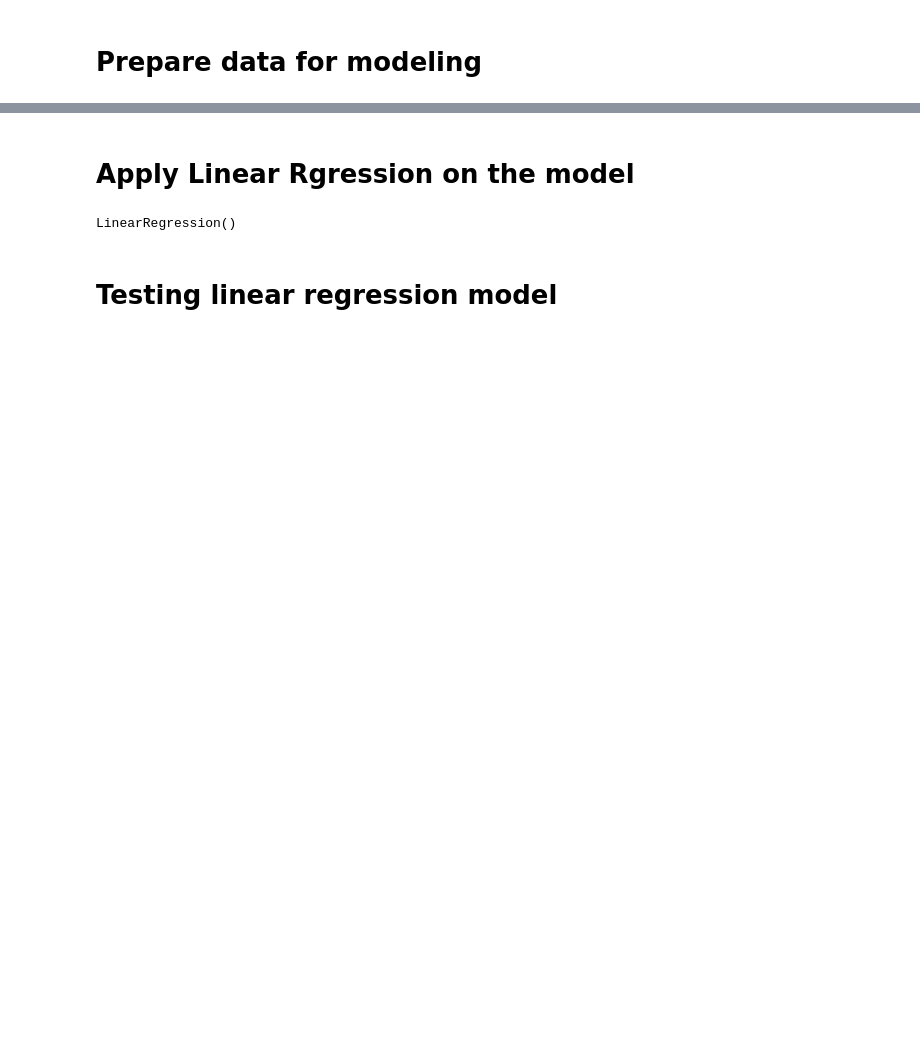
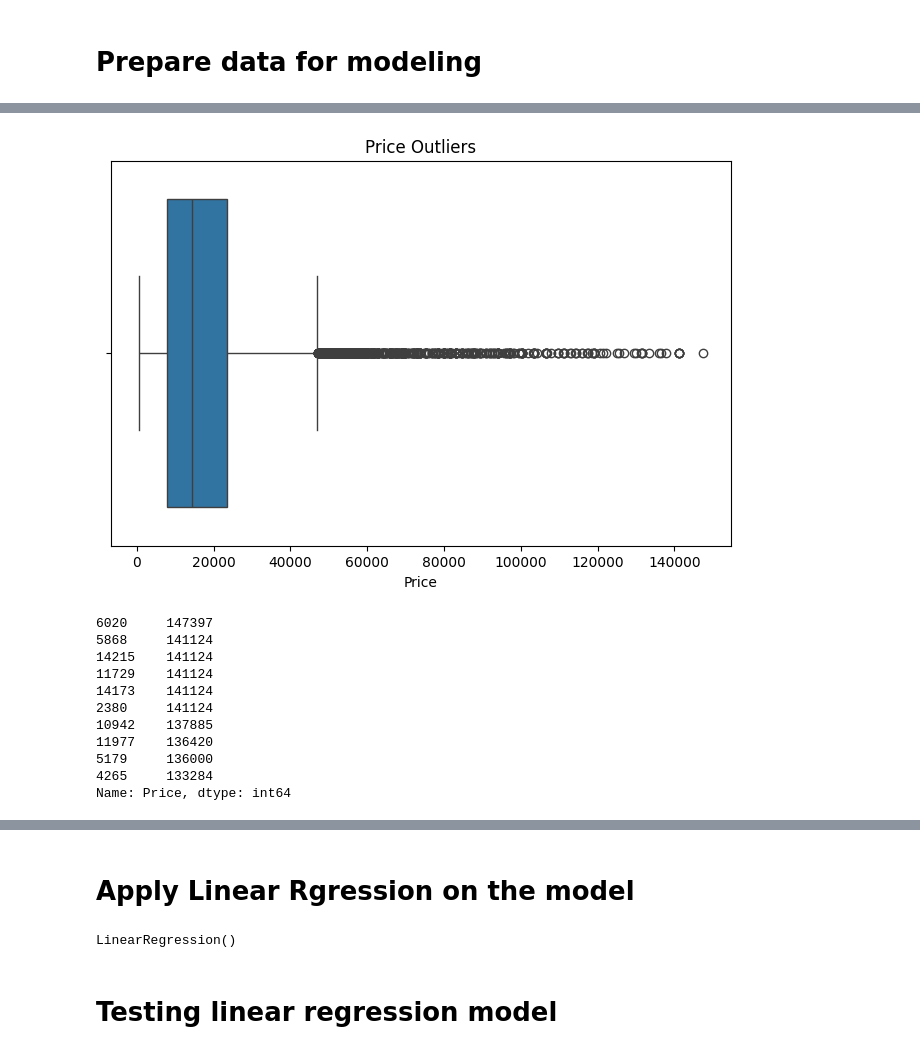
Before and after one commit to waloly29at-oss/Car-Price-Prediction, a Jupyter notebook: src/notebooks/EDA.ipynb, the cells around one changed output, grey strips where cells are left out. Saved outputs shown, nothing was run; the diff lists cells and outputs as text; code cells hidden in the pictures; blank space fills up the shorter version.

```diff
--- a/src/notebooks/EDA.ipynb
+++ b/src/notebooks/EDA.ipynb
@@ -412,0 +462,22 @@ df
+# %%
+plt.figure(figsize=(8,5))
+
+sns.boxplot(x=df_filtered['Price'])
+
+plt.title("Price Outliers")
+
+plt.show()
+print(df_filtered['Price'].sort_values(ascending=False).head(10))
+# %% [output]
+[figure, added]
+6020     147397
+5868     141124
+14215    141124
+11729    141124
+14173    141124
+2380     141124
+10942    137885
+11977    136420
+5179     136000
+4265     133284
+Name: Price, dtype: int64
```
Also changed, not shown: parts of 38 cells of this notebook.
